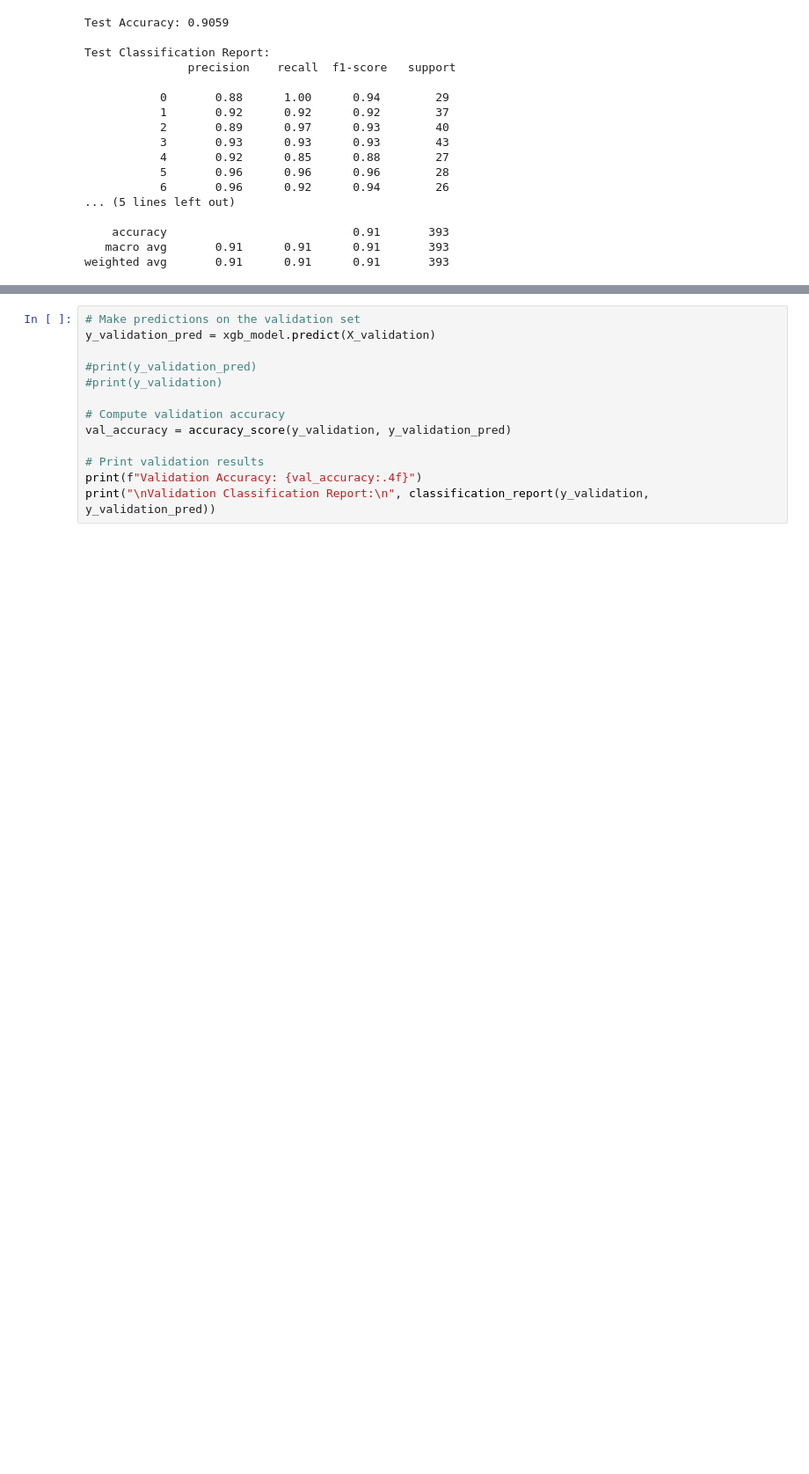
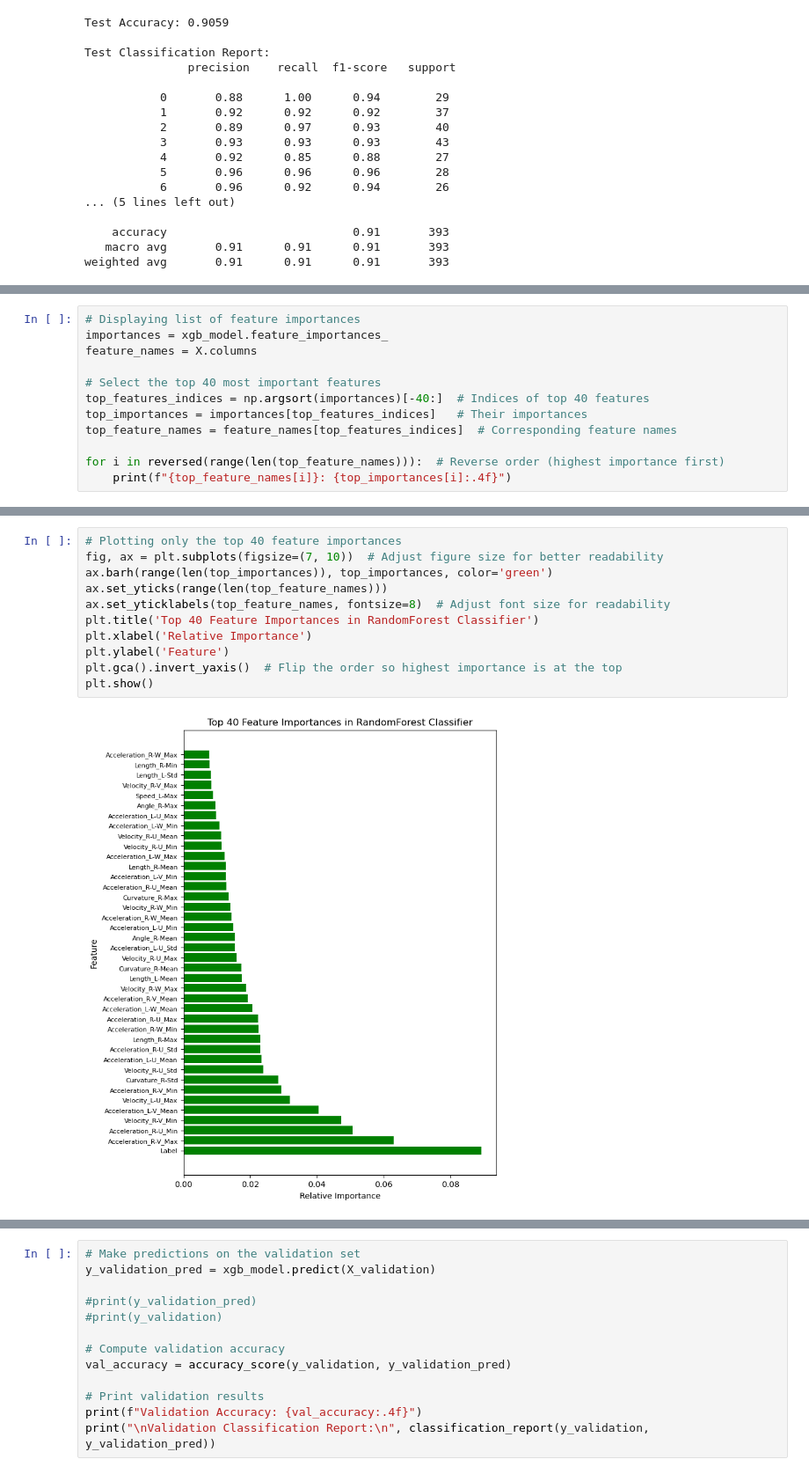
Before and after one commit to tvilxyz/gestureInterface, a Jupyter notebook: DataAnalysis/ml_models.ipynb, the cells around one changed output, grey strips where cells are left out. Shown at 88% size. Cells and saved outputs as stored; diff of their text form; blank space fills up the shorter version.

```diff
--- a/DataAnalysis/ml_models.ipynb
+++ b/DataAnalysis/ml_models.ipynb
@@ -504,0 +528,12 @@ weighted avg       0.91      0.91      0.91       393
+# %%
+# Displaying list of feature importances
+importances = xgb_model.feature_importances_
+feature_names = X.columns
+
+# Select the top 40 most important features
+top_features_indices = np.argsort(importances)[-40:]  # Indices of top 40 features
+top_importances = importances[top_features_indices]   # Their importances
+top_feature_names = feature_names[top_features_indices]  # Corresponding feature names
+
+for i in reversed(range(len(top_feature_names))):  # Reverse order (highest importance first)
+    print(f"{top_feature_names[i]}: {top_importances[i]:.4f}")
@@ -504,0 +558,13 @@ weighted avg       0.91      0.91      0.91       393
+# %%
+# Plotting only the top 40 feature importances
+fig, ax = plt.subplots(figsize=(7, 10))  # Adjust figure size for better readability
+ax.barh(range(len(top_importances)), top_importances, color='green')
+ax.set_yticks(range(len(top_feature_names)))
+ax.set_yticklabels(top_feature_names, fontsize=8)  # Adjust font size for readability
+plt.title('Top 40 Feature Importances in RandomForest Classifier')
+plt.xlabel('Relative Importance')
+plt.ylabel('Feature')
+plt.gca().invert_yaxis()  # Flip the order so highest importance is at the top
+plt.show()
+# %% [output]
+[figure, added]
```
Also changed, not shown: parts of 27 cells of this notebook, 3 other files.
